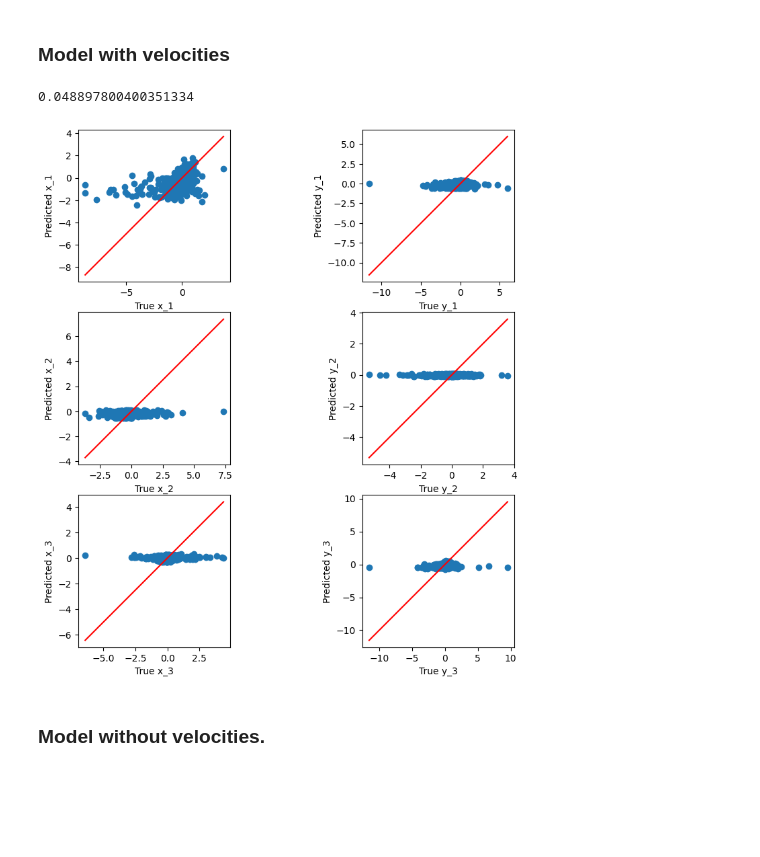
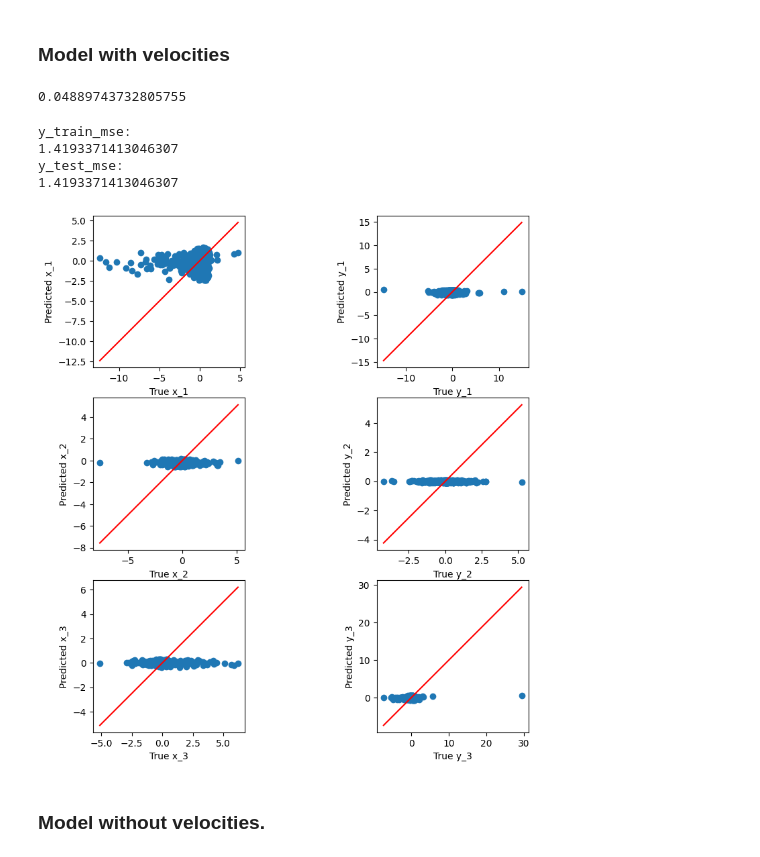
Before and after one commit to filipecolladavid/ThreeBodyProblemML, a Jupyter notebook: filipe/data_analysis.ipynb, the cells around one changed output. Saved outputs shown, nothing was run; the diff lists cells and outputs as text; code cells hidden in the pictures; blank space fills up the shorter version.

```diff
--- a/filipe/data_analysis.ipynb
+++ b/filipe/data_analysis.ipynb
@@ -338,26 +329,41 @@ pipeline = Pipeline([
 X_train, X_test, y_train, y_test = custom_train_test_split(X_raw, Y_raw, test_size=0.2)
 
 # Scale the features
-scaler = StandardScaler()
-X_train = scaler.fit_transform(X_train)
-X_test = scaler.transform(X_test)
+# scaler = StandardScaler()
+# X_train = scaler.fit_transform(X_train)
+# X_test = scaler.transform(X_test)
 
 # # Train the model
-# model = LinearRegression()
-# model.fit(X_train, y_train)
 model = pipeline.fit(X_train,y_train)
 
 print(model.score(X_test, y_test))
 
-# Predict on the test set
-y_pred = model.predict(X_test)
-
-#print(len(model.coef_))
-
-plot_y_yhat(y_test.values, y_pred, plot_title="LinearRegression_Predictions")
+# Convert X_train and y_train to DataFrames
+X_train_df = pd.DataFrame(X_train, columns=['t','x_1', 'y_1', 'v_x_1', 'v_y_1', 'x_2', 'y_2', 'v_x_2', 'v_y_2', 'x_3', 'y_3', 'v_x_3', 'v_y_3'])
+y_train_df = pd.DataFrame(y_train, columns=['x_1', 'y_1', 'x_2', 'y_2', 'x_3', 'y_3'])
 # %% [output]
-0.048897800400351334
+0.04889743732805755
-[figure, removed]
+# %%
+# Predict on the train set
+y_pred_train = model.predict(X_train)
+y_train_mse = mean_squared_error(y_train, y_pred_train)
+print("y_train_mse: ")
+print(y_train_mse)
+
+# Predict on the test set
+y_pred_test = model.predict(X_test)
+y_test_mse = mean_squared_error(y_test, y_pred_test)
+print("y_test_mse: ")
+print(y_train_mse)
+
+# Plot the results
+plot_y_yhat(y_test.values, y_pred_train, plot_title="LinearRegression_Predictions")
+# %% [output]
+y_train_mse:
+1.4193371413046307
+y_test_mse:
+1.4193371413046307
+[figure, added]
 # %% [markdown]
 ### Model without velocities.
 # %%
```
Also changed, not shown: parts of 14 cells of this notebook, 3 other files.
